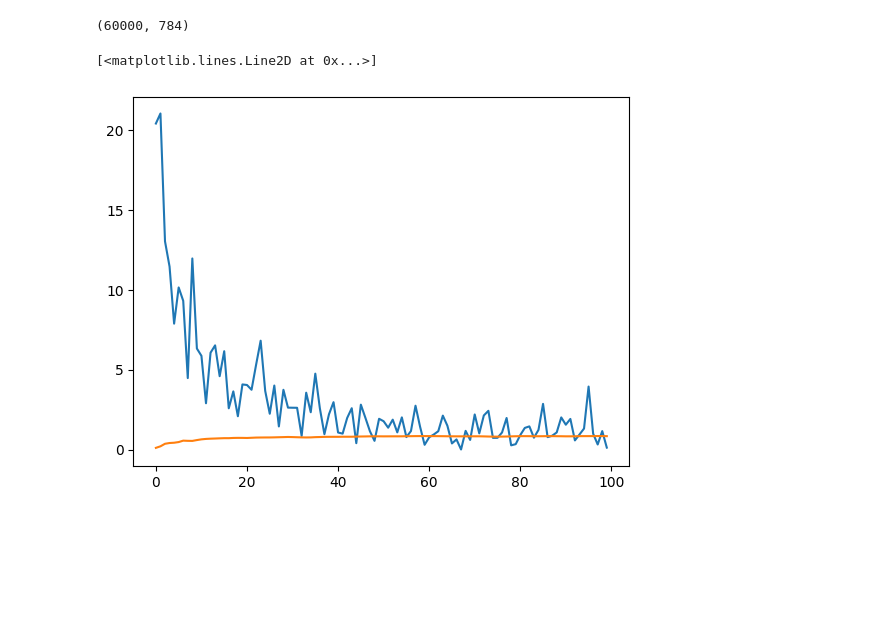
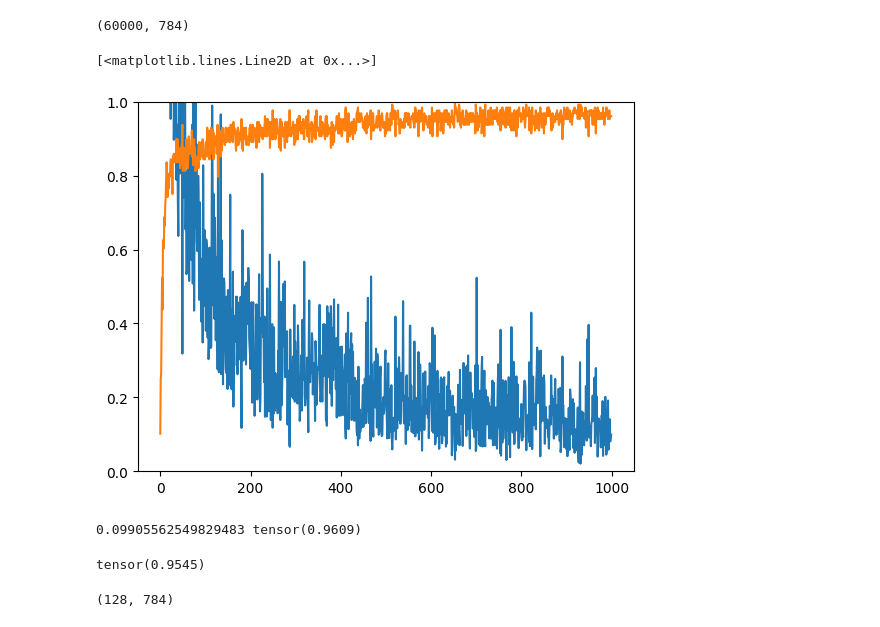
Before and after one commit to Xue10/neural-networks-practice, a Jupyter notebook: mnist.ipynb, the cells around one changed output. Cells and saved outputs as stored; diff of their text form; code cells hidden in the pictures; blank space fills up the shorter version.

Commit message:
play around with numpy

```diff
--- a/mnist.ipynb
+++ b/mnist.ipynb
@@ -10,4 +6,4 @@ import matplotlib.pyplot as plt
 # %%
 from datasets import load_dataset
 
-ds = load_dataset("ylecun/mnist")
+ds = load_dataset("ylecun/mnist", download_mode='reuse_cache_if_exists')
@@ -75,29 +68,42 @@ class MyNet(nn.Module):
 
 model = MyNet()
 # %%
-B = 32
+B = 128
 loss_function = nn.CrossEntropyLoss()
 optim = torch.optim.Adam(model.parameters())
 losses, accs = [], []
-for i in range(100):
+for i in range(1000):
     samp =np.random.randint(0, X_train.shape[0], size=(B))
     X = X_train[samp]
     Y = Y_train[samp].long()
     optim.zero_grad()
-    with torch.no_grad():
-        size = X_test.shape[0]
-        count = 0
-        out = model(X_test)
-        cat = torch.argmax(out, dim=1)
-        acc = (cat == Y_test).float().mean()
-        accs.append(acc)
     out = model(X)
+    cat = torch.argmax(out, dim=1)
+    acc = (cat == Y).float().mean()
+    accs.append(acc)
     loss = loss_function(out, Y)
     loss.backward()
     optim.step()
     losses.append(loss.item())
+plt.ylim(0, 1)
 plt.plot(losses)
 plt.plot(accs)
 # %% [output]
 [<matplotlib.lines.Line2D at 0x...>]
-[figure, old version]
+[figure, new version]
+# %%
+print(losses[-1], accs[-1])
+# %% [output]
+0.09905562549829483 tensor(0.9609)
+# %%
+with torch.no_grad():
+        out = model(X_test)
+        cat = torch.argmax(out, dim=1)
+        acc = (cat == Y_test).float().mean()
+        print(acc)
+# %% [output]
+tensor(0.9545)
+# %%
+model.l1.weight.detach().numpy().shape
+# %% [output]
+(128, 784)
```
Also changed, not shown: parts of 22 cells of this notebook.
